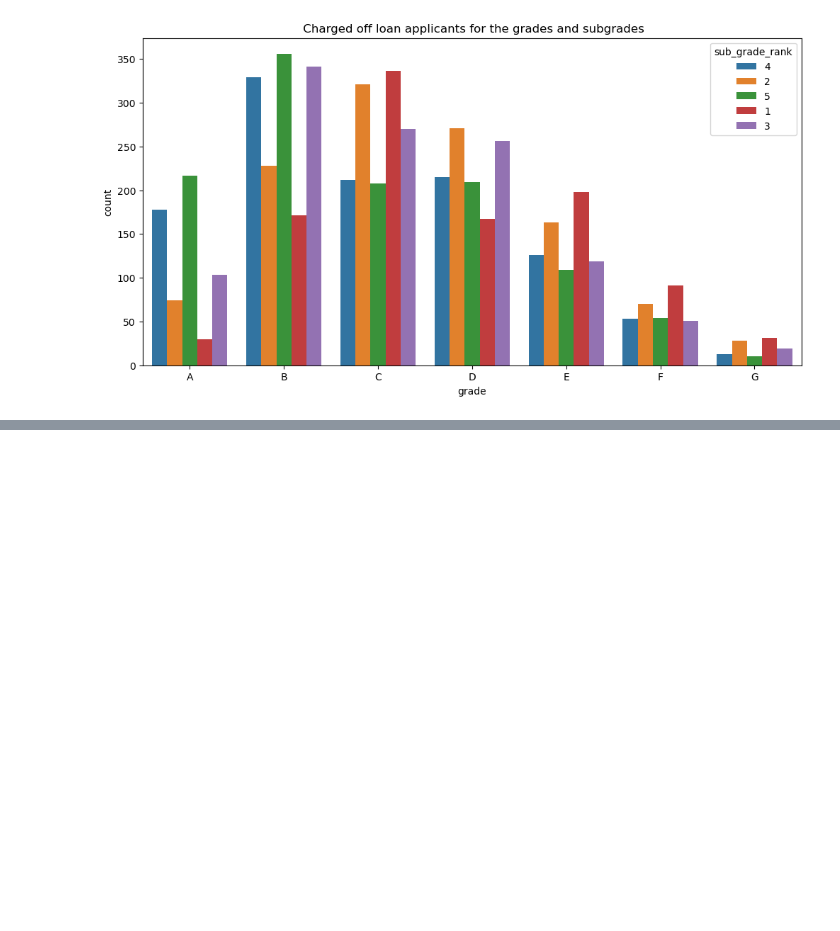
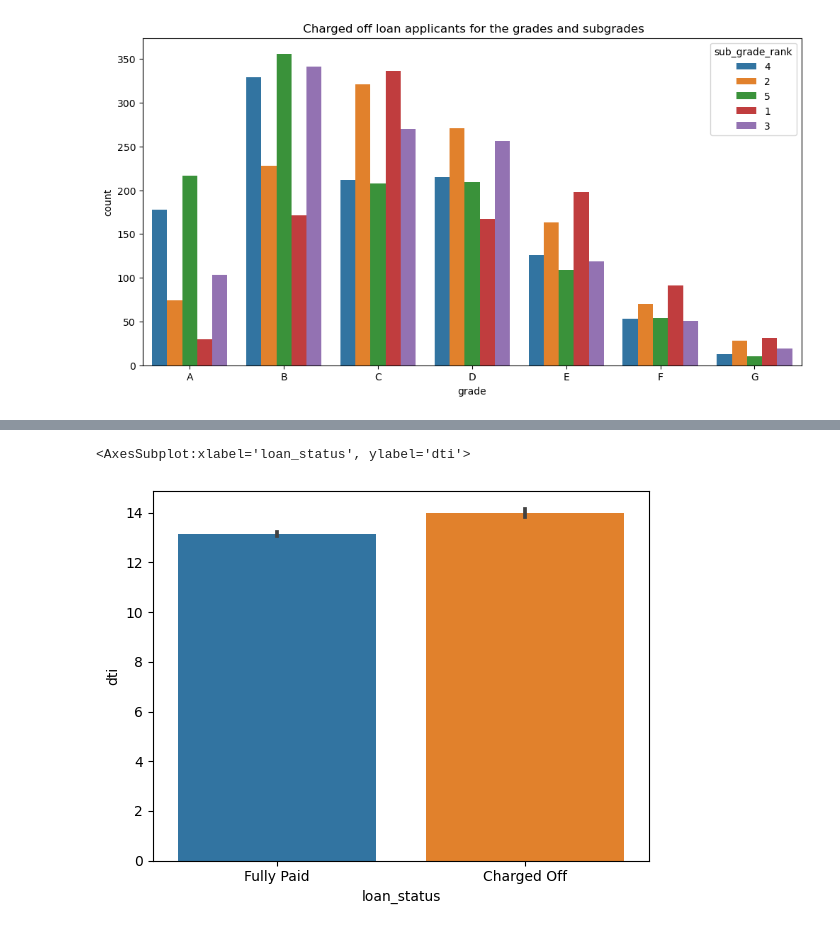
Before and after one commit to skkage/LendingClubCaseStudy, a Jupyter notebook: Santhosh Kumari Kage.ipynb, the cells around one changed output, grey strips where cells are left out. Saved outputs shown, nothing was run; the diff lists cells and outputs as text; code cells hidden in the pictures; blank space fills up the shorter version.

```diff
--- a/Santhosh Kumari Kage.ipynb
+++ b/Santhosh Kumari Kage.ipynb
@@ -1465,0 +1441,7 @@ plt.show()
+# %%
+# plot of dti vs loan_Status
+
+sns.barplot(x=df_new["loan_status"],y=df_new["dti"])
+# %% [output]
+<AxesSubplot:xlabel='loan_status', ylabel='dti'>
+[figure, added]
```
Also changed, not shown: parts of 25 cells of this notebook.
